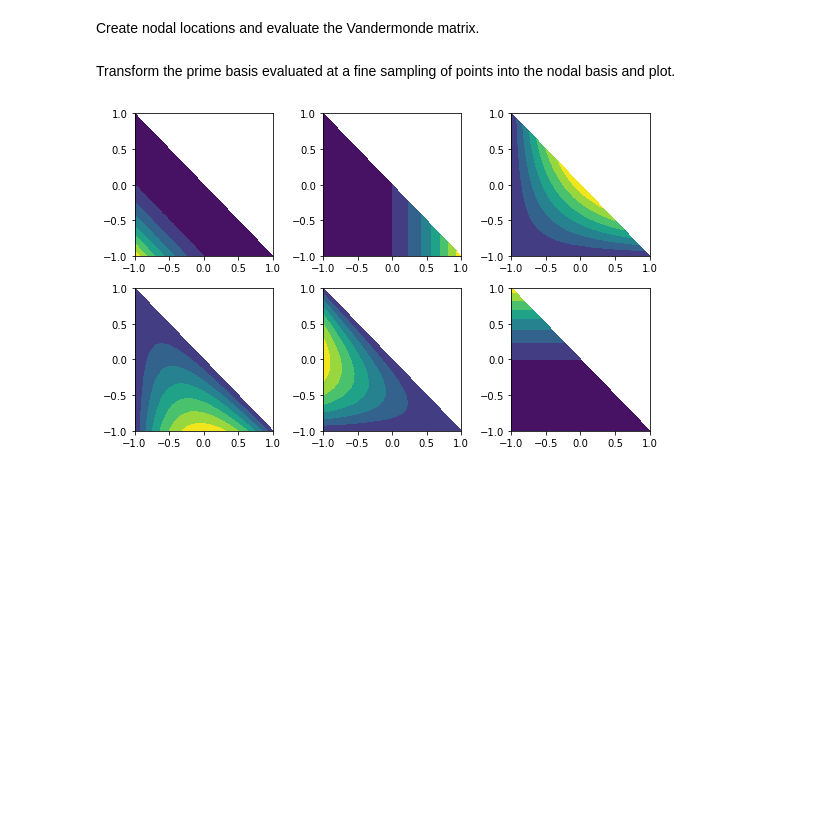
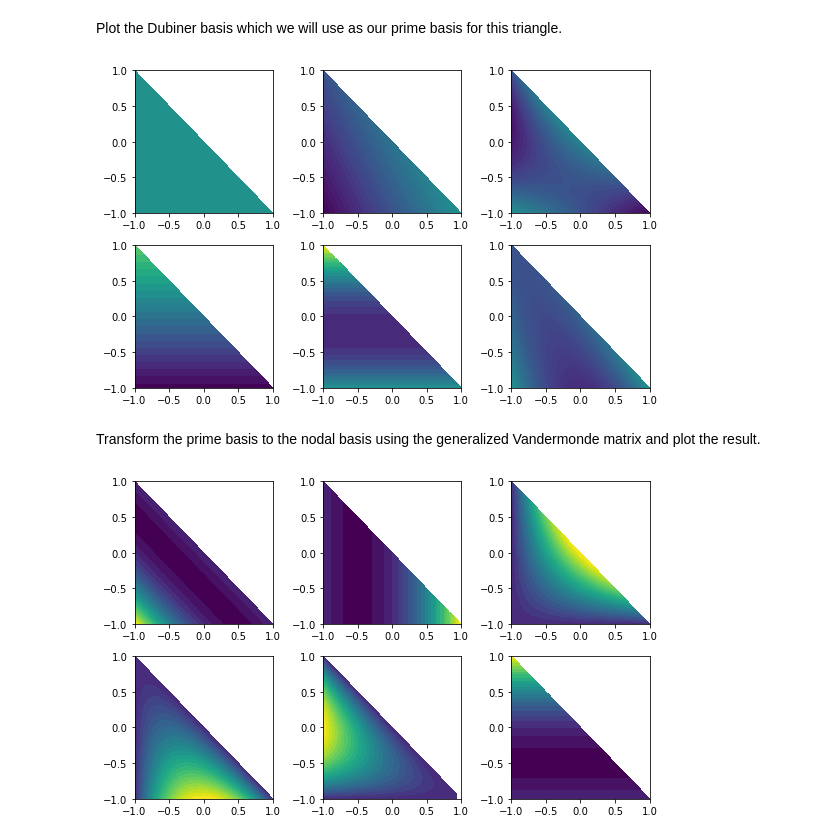
Before and after one commit to TDycores-Project/toy-problems, a Jupyter notebook: HdivSetup/Kirby2004.ipynb, the cells around one changed output. Saved outputs shown, nothing was run; the diff lists cells and outputs as text; code cells hidden in the pictures; blank space fills up the shorter version.

```diff
--- a/HdivSetup/Kirby2004.ipynb
+++ b/HdivSetup/Kirby2004.ipynb
@@ -11,6 +12,17 @@ def CreateTriangleLocations(n):
     ind = np.where(x<(-y)+2/n/10)
     return x[ind],y[ind]
 
-def PrimeBasis(x,y): return np.asarray([x**0,x,y,x*y,x*x,y*y])
+def Dubiner(x,y,i,j):
+    eta1 = 2*(1+x)/(1-y).clip(1e-12)-1
+    eta2 = y
+    D    = np.polyval(jacobi(i,0,0),eta1)
+    D   *= (0.5*(1-eta2))**i
+    D   *= np.polyval(jacobi(j,2*i+1,0),eta2)
+    return D
+
+def PrimeBasis(x,y,k=2):
+    P = []
+    for d in range(k+1):
+        for i in range(0,d+1):
+            P.append(Dubiner(x,y,i,d-i))
+    return np.asarray(P)
-# %% [markdown]
-Create nodal locations and evaluate the Vandermonde matrix.
@@ -20,3 +29,16 @@ V = PrimeBasis(xn,yn)
+# %% [markdown]
+Plot the Dubiner basis which we will use as our prime basis for this triangle.
+# %%
+xp,yp = CreateTriangleLocations(31)
+T = tri.Triangulation(xp,yp)
+P = PrimeBasis(xp,yp)
+fig,ax = plt.subplots(figsize=(8,5),nrows=2,ncols=3,tight_layout=True)
+for i in range(3):
+    for j in range(2):
+        k = 2*i+j
+        ax[j,i].tricontourf(T,P[k],25,vmin=P.min(),vmax=P.max())
+# %% [output]
+[figure, added]
 # %% [markdown]
-Transform the prime basis evaluated at a fine sampling of points into the nodal basis and plot.
+Transform the prime basis to the nodal basis using the generalized Vandermonde matrix and plot the result.
 # %%
```
Also changed, not shown: parts of 8 cells of this notebook.
